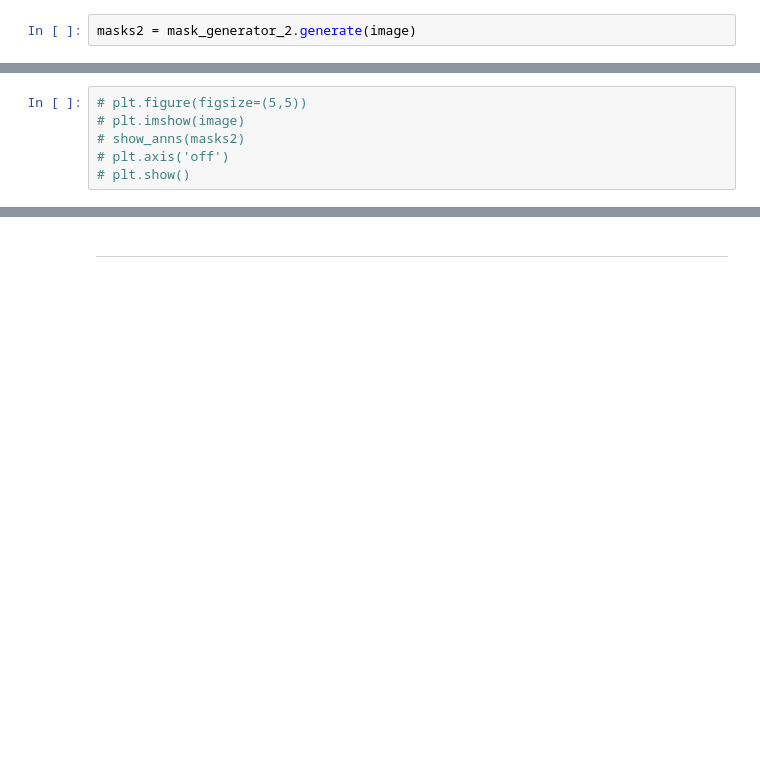
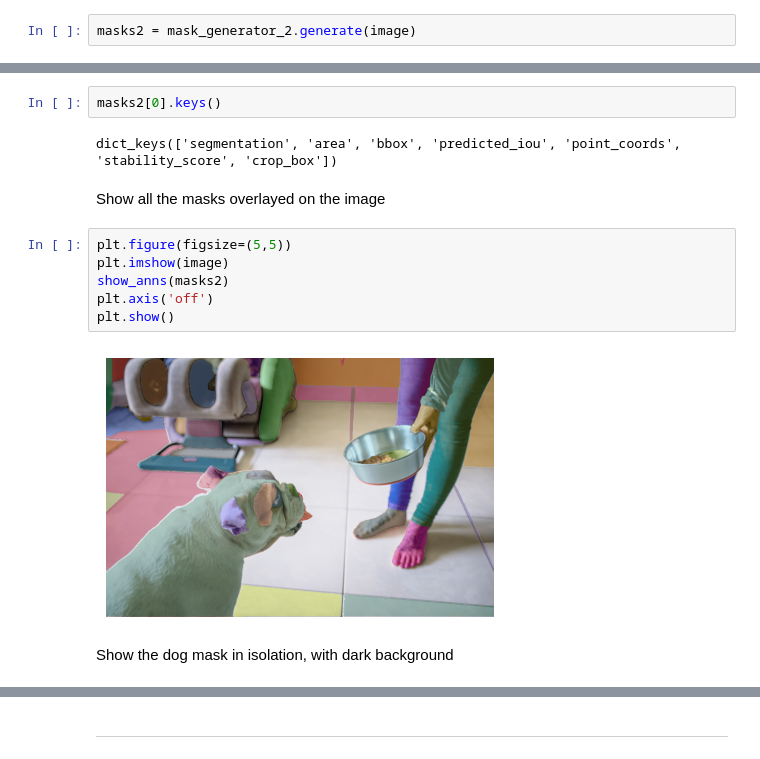
Before and after one commit to sergiogmad/Tinkering_SAM, a Jupyter notebook: tinkering-with-sam.ipynb, the cells around one changed output, grey strips where cells are left out. Saved outputs shown, nothing was run; the diff lists cells and outputs as text; blank space fills up the shorter version.

```diff
--- a/tinkering-with-sam.ipynb
+++ b/tinkering-with-sam.ipynb
@@ -134,9 +146,19 @@ len(masks2)
+# %%
+masks2[0].keys()
+# %% [output]
+dict_keys(['segmentation', 'area', 'bbox', 'predicted_iou', 'point_coords', 'stability_score', 'crop_box'])
+# %% [markdown]
+Show all the masks overlayed on the image
 # %%
-# plt.figure(figsize=(5,5))
-# plt.imshow(image)
-# show_anns(masks2)
-# plt.axis('off')
-# plt.show()
+plt.figure(figsize=(5,5))
+plt.imshow(image)
+show_anns(masks2)
+plt.axis('off')
+plt.show()
+# %% [output]
+[figure, added]
+# %% [markdown]
+Show the dog mask in isolation, with dark background
 # %%
 mask = np.where(masks2[23]['segmentation'], 1, 0)
 new_image = image * np.expand_dims(mask, axis=-1)
```
Also changed, not shown: parts of 45 cells of this notebook.
